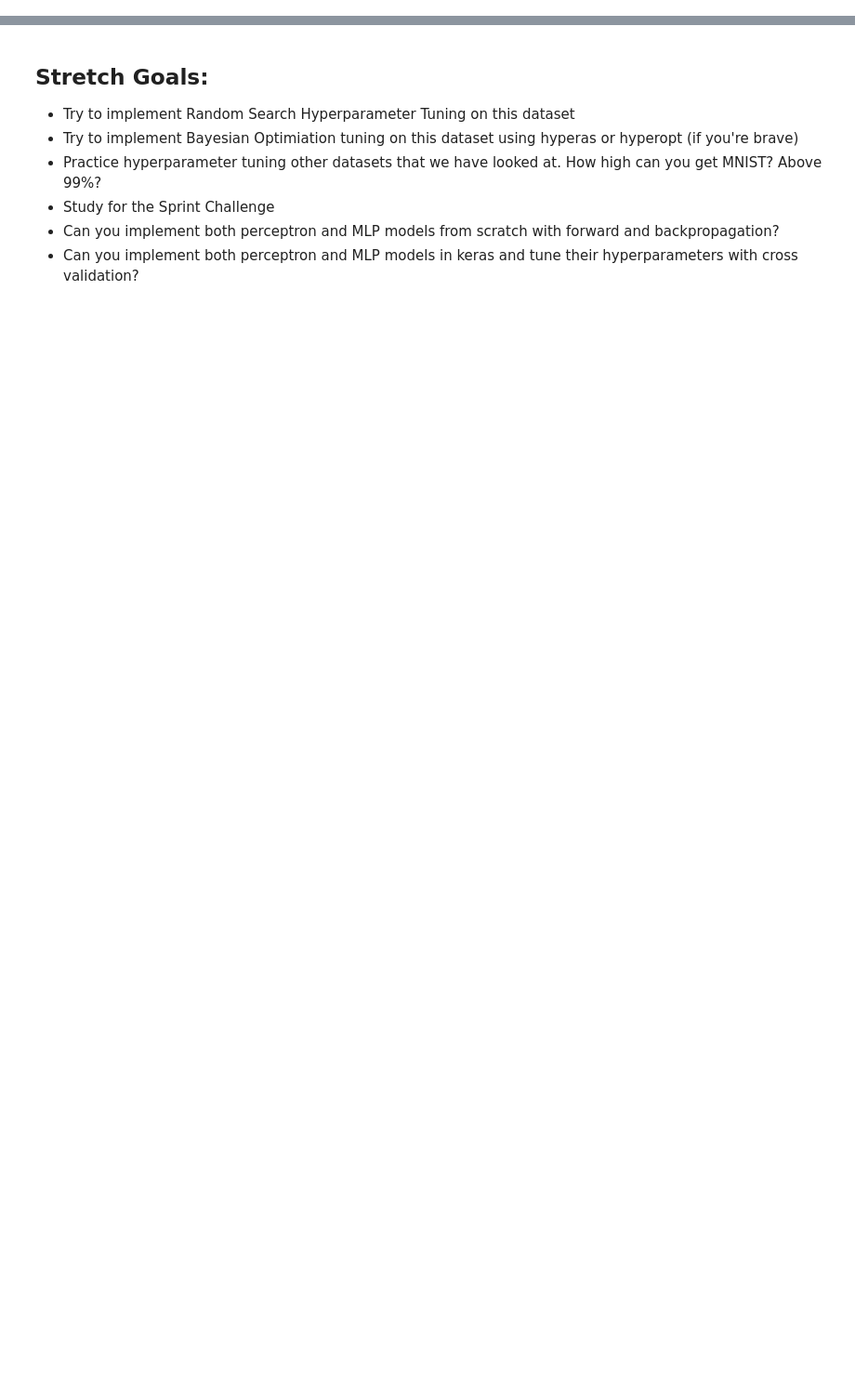
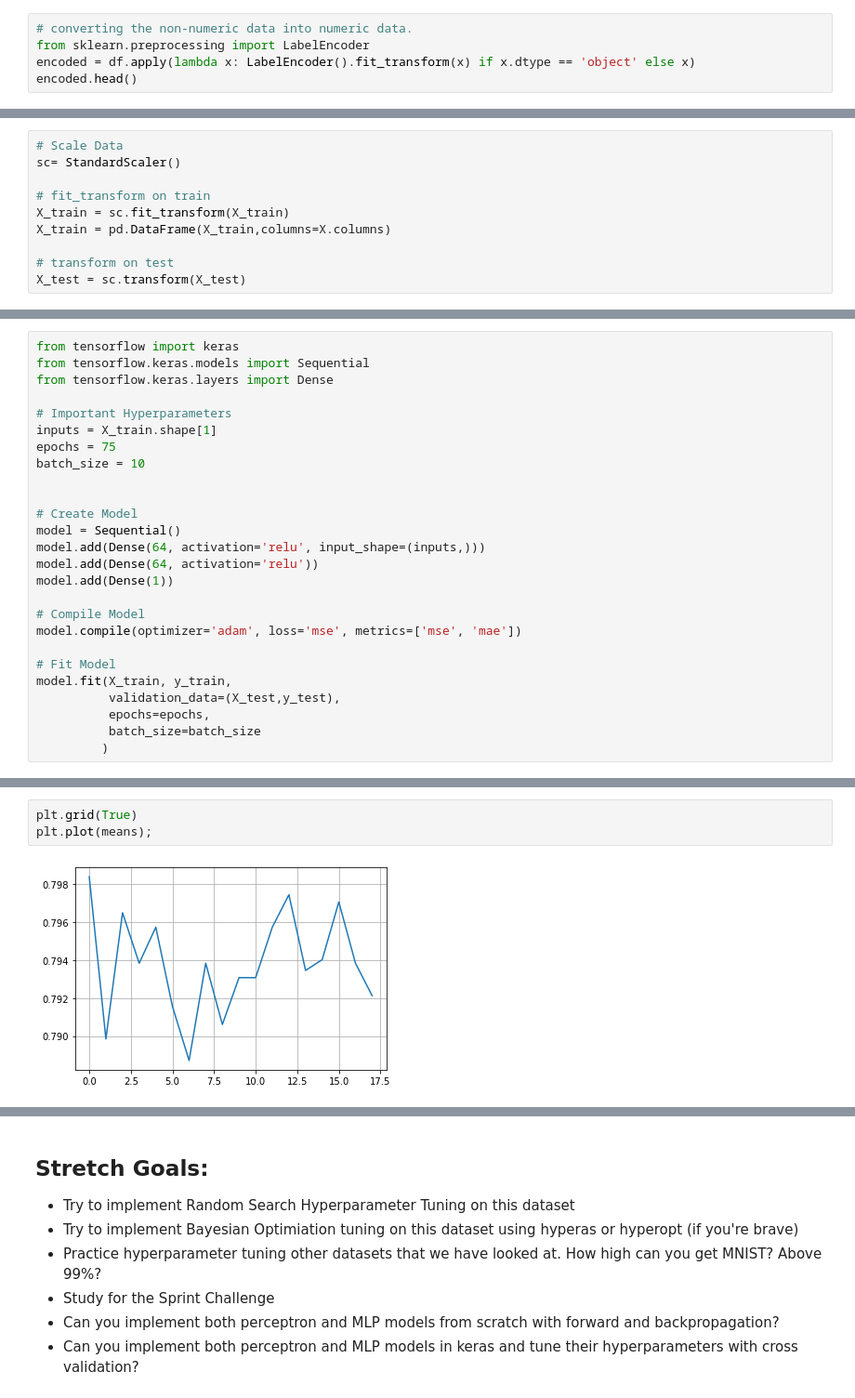
Before and after one commit to Edudeiko/DS-Unit-4-Sprint-2-Neural-Networks, a Jupyter notebook: module4-Hyperparameter-Tuning/LS_DS_424_Hyperparameter_Tuning_Assignment.ipynb, the cells around one changed output, grey strips where cells are left out. Shown at 93% size. Cells and saved outputs as stored; diff of their text form; blank space fills up the shorter version.

```diff
--- a/module4-Hyperparameter-Tuning/LS_DS_424_Hyperparameter_Tuning_Assignment.ipynb
+++ b/module4-Hyperparameter-Tuning/LS_DS_424_Hyperparameter_Tuning_Assignment.ipynb
@@ -42,0 +159,5 @@ etc...
+# %%
+# converting the non-numeric data into numeric data.
+from sklearn.preprocessing import LabelEncoder
+encoded = df.apply(lambda x: LabelEncoder().fit_transform(x) if x.dtype == 'object' else x)
+encoded.head()
@@ -42,0 +182,10 @@ etc...
+# %%
+# Scale Data
+sc= StandardScaler()
+
+# fit_transform on train
+X_train = sc.fit_transform(X_train)
+X_train = pd.DataFrame(X_train,columns=X.columns)
+
+# transform on test
+X_test = sc.transform(X_test)
@@ -42,0 +205,26 @@ etc...
+# %%
+from tensorflow import keras
+from tensorflow.keras.models import Sequential
+from tensorflow.keras.layers import Dense
+
+# Important Hyperparameters
+inputs = X_train.shape[1]
+epochs = 75
+batch_size = 10
+
+
+# Create Model
+model = Sequential()
+model.add(Dense(64, activation='relu', input_shape=(inputs,)))
+model.add(Dense(64, activation='relu'))
+model.add(Dense(1))
+
+# Compile Model
+model.compile(optimizer='adam', loss='mse', metrics=['mse', 'mae'])
+
+# Fit Model
+model.fit(X_train, y_train,
+          validation_data=(X_test,y_test),
+          epochs=epochs,
+          batch_size=batch_size
+         )
@@ -42,0 +324,5 @@ etc...
+# %%
+plt.grid(True)
+plt.plot(means);
+# %% [output]
+[figure, added]
```
Also changed, not shown: parts of 32 cells of this notebook.
